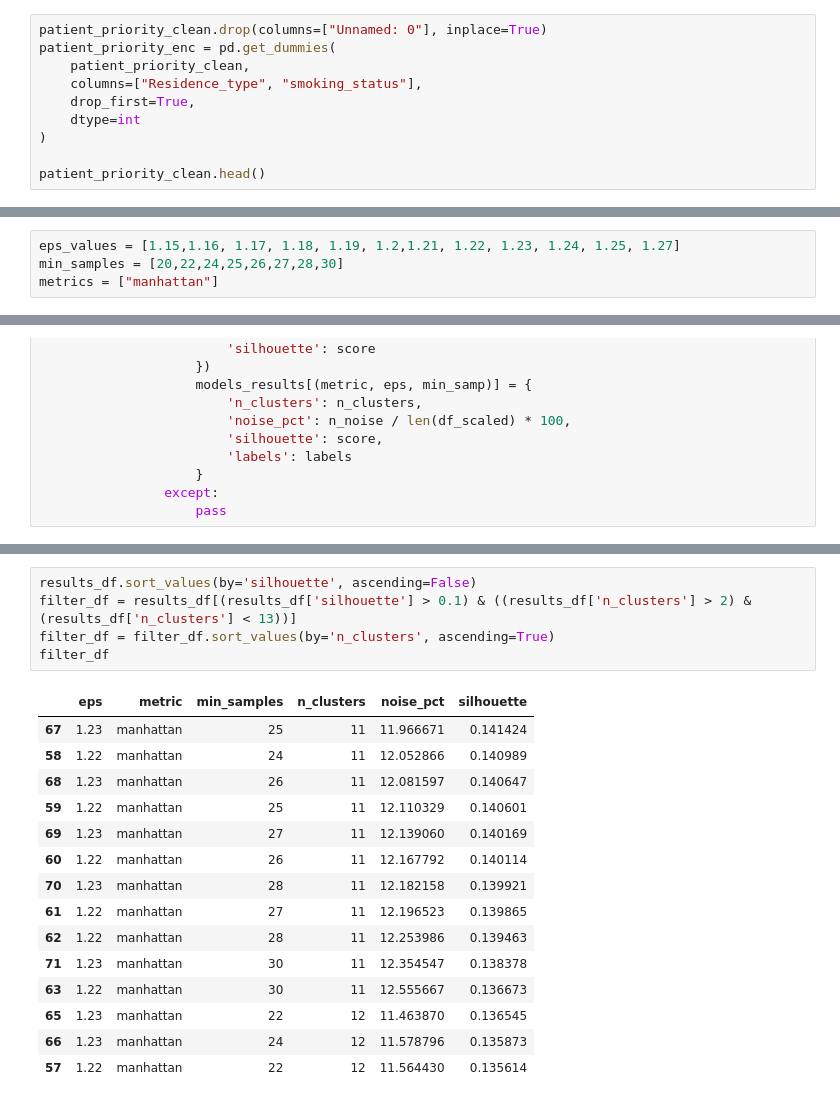
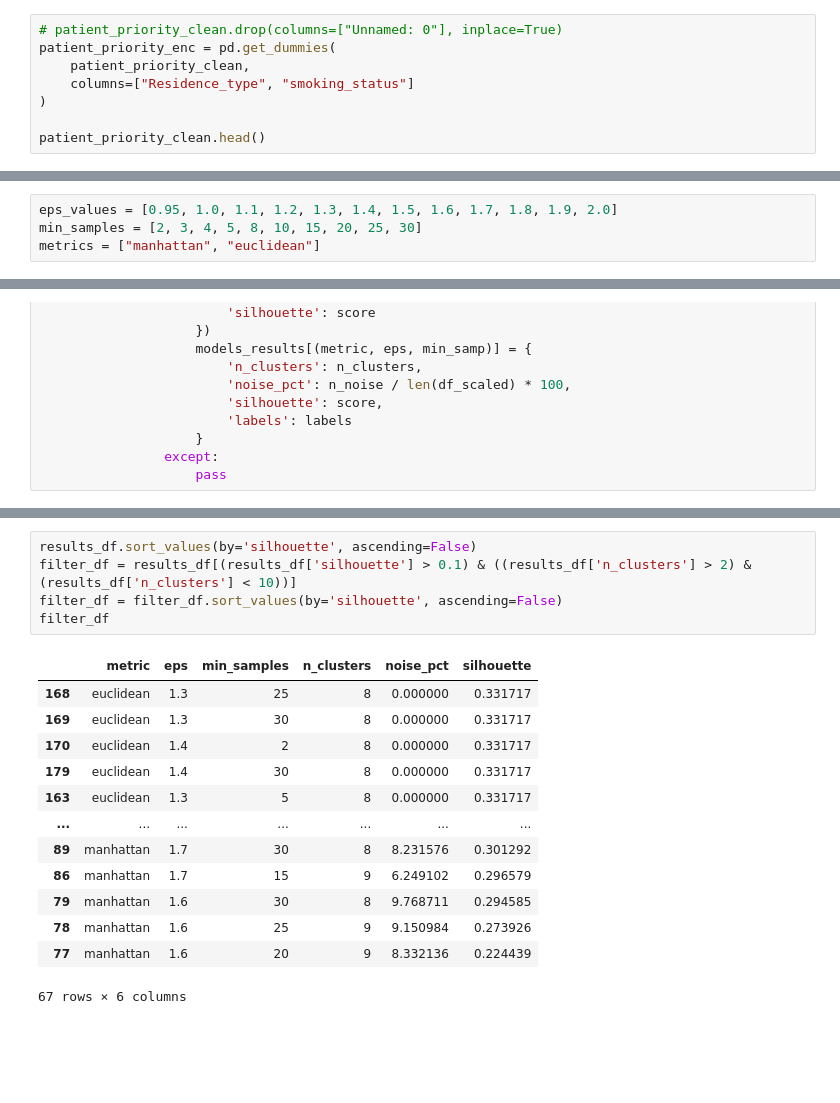
Before and after one commit to Hunteracademic/Unsupervised_assignment_1, a Jupyter notebook: assignent3_refactor.ipynb, the cells around one changed output, grey strips where cells are left out. Saved outputs shown, nothing was run; the diff lists cells and outputs as text; blank space fills up the shorter version.

```diff
--- a/assignent3_refactor.ipynb
+++ b/assignent3_refactor.ipynb
@@ -25,12 +25,10 @@ patient_priority_clean = df.dropna()
 gender    1
 dtype: int64
 # %%
-patient_priority_clean.drop(columns=["Unnamed: 0"], inplace=True)
+# patient_priority_clean.drop(columns=["Unnamed: 0"], inplace=True)
 patient_priority_enc = pd.get_dummies(
     patient_priority_clean,
-    columns=["Residence_type", "smoking_status"],
-    drop_first=True,
-    dtype=int
+    columns=["Residence_type", "smoking_status"]
 )
 
 patient_priority_clean.head()
@@ -62,7 +136,7 @@ df_scaled.head()
 # %%
-eps_values = [1.15,1.16, 1.17, 1.18, 1.19, 1.2,1.21, 1.22, 1.23, 1.24, 1.25, 1.27]
-min_samples = [20,22,24,25,26,27,28,30]
-metrics = ["manhattan"]
+eps_values = [0.95, 1.0, 1.1, 1.2, 1.3, 1.4, 1.5, 1.6, 1.7, 1.8, 1.9, 2.0]
+min_samples = [2, 3, 4, 5, 8, 10, 15, 20, 25, 30]
+metrics = ["manhattan", "euclidean"]
 # %%
 results = []
 models_results = {}
@@ -118,24 +187,22 @@ results_df
 # %%
 results_df.sort_values(by='silhouette', ascending=False)
-filter_df = results_df[(results_df['silhouette'] > 0.1) & ((results_df['n_clusters'] > 2) & (results_df['n_clusters'] < 13))]
-filter_df = filter_df.sort_values(by='n_clusters', ascending=True)
+filter_df = results_df[(results_df['silhouette'] > 0.1) & ((results_df['n_clusters'] > 2) & (results_df['n_clusters'] < 10))]
+filter_df = filter_df.sort_values(by='silhouette', ascending=False)
 filter_df
 # %% [output]
-|  | eps | metric | min_samples | n_clusters | noise_pct | silhouette |
-| 67 | 1.23 | manhattan | 25 | 11 | 11.966671 | 0.141424 |
-| 58 | 1.22 | manhattan | 24 | 11 | 12.052866 | 0.140989 |
-| 68 | 1.23 | manhattan | 26 | 11 | 12.081597 | 0.140647 |
-| 59 | 1.22 | manhattan | 25 | 11 | 12.110329 | 0.140601 |
-| 69 | 1.23 | manhattan | 27 | 11 | 12.139060 | 0.140169 |
-| 60 | 1.22 | manhattan | 26 | 11 | 12.167792 | 0.140114 |
-| 70 | 1.23 | manhattan | 28 | 11 | 12.182158 | 0.139921 |
-| 61 | 1.22 | manhattan | 27 | 11 | 12.196523 | 0.139865 |
-| 62 | 1.22 | manhattan | 28 | 11 | 12.253986 | 0.139463 |
-| 71 | 1.23 | manhattan | 30 | 11 | 12.354547 | 0.138378 |
-| 63 | 1.22 | manhattan | 30 | 11 | 12.555667 | 0.136673 |
-| 65 | 1.23 | manhattan | 22 | 12 | 11.463870 | 0.136545 |
-| 66 | 1.23 | manhattan | 24 | 12 | 11.578796 | 0.135873 |
-| 57 | 1.22 | manhattan | 22 | 12 | 11.564430 | 0.135614 |
+|  | metric | eps | min_samples | n_clusters | noise_pct | silhouette |
+| 168 | euclidean | 1.3 | 25 | 8 | 0.000000 | 0.331717 |
+| 169 | euclidean | 1.3 | 30 | 8 | 0.000000 | 0.331717 |
+| 170 | euclidean | 1.4 | 2 | 8 | 0.000000 | 0.331717 |
+| 179 | euclidean | 1.4 | 30 | 8 | 0.000000 | 0.331717 |
+| 163 | euclidean | 1.3 | 5 | 8 | 0.000000 | 0.331717 |
+| ... | ... | ... | ... | ... | ... | ... |
+| 89 | manhattan | 1.7 | 30 | 8 | 8.231576 | 0.301292 |
+| 86 | manhattan | 1.7 | 15 | 9 | 6.249102 | 0.296579 |
+| 79 | manhattan | 1.6 | 30 | 8 | 9.768711 | 0.294585 |
+| 78 | manhattan | 1.6 | 25 | 9 | 9.150984 | 0.273926 |
+| 77 | manhattan | 1.6 | 20 | 9 | 8.332136 | 0.224439 |
+67 rows × 6 columns
 # %%
 
 ncols = 3  # more columns, smaller plots
```
Also changed, not shown: parts of 7 cells of this notebook.
